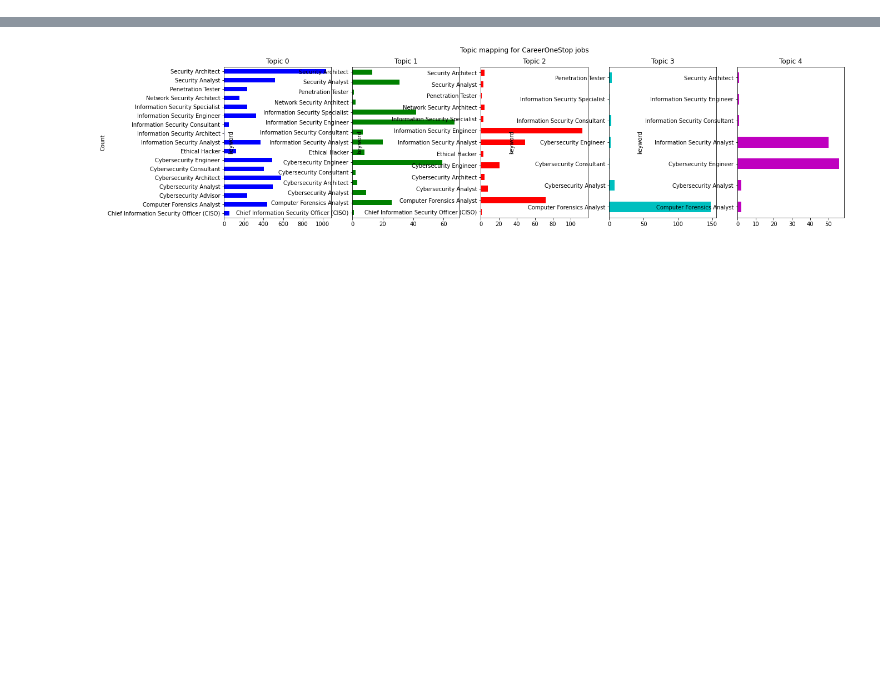
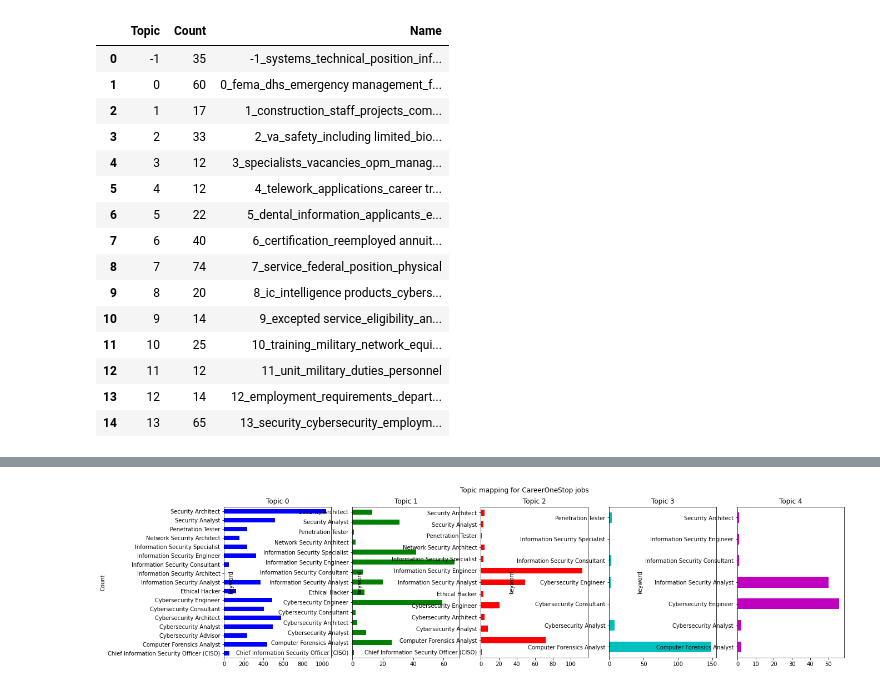
Before and after one commit to hannahabraham-gmu/Scape-Save-DAEN690, a Jupyter notebook: Demand Analysis/optimized bertopic.ipynb, the cells around one changed output, grey strips where cells are left out. Cells and saved outputs as stored; diff of their text form; code cells hidden in the pictures; blank space fills up the shorter version.

```diff
--- a/Demand Analysis/optimized bertopic.ipynb
+++ b/Demand Analysis/optimized bertopic.ipynb
@@ -51,3 +52,16 @@ df['description_text'] = df['description_text'].apply(clean)
 #convert to unicode
 cos_df['description'] = (cos_df['description'].values.astype("U"))
 cos_df['description']= cos_df['description'].apply(clean)
+usa_df['description'] = usa_df['description'].apply(clean)
+# %%
+#Set to lowercase so capitalized titles don't get counted separately
+def lowercase(out):
+    out = out.lower()
+
+    return out
+
+df['job_title'] = df['job_title'].apply(lowercase)
+#convert to unicode
+cos_df['job_title'] = (cos_df['job_title'].values.astype("U"))
+cos_df['job_title'] = cos_df['job_title'].apply(lowercase)
+usa_df['job_title'] = usa_df['job_title'].apply(lowercase)
@@ -81,6 +134,7 @@ ctfidf_model = ClassTfidfTransformer()
 # reduces redundacy and improve diversity of keywords using MMR
 representation_model = MaximalMarginalRelevance(0.4)
 
+#CareerOneStop model
 topic_model = BERTopic(
   embedding_model=embedding_model, # Step 1: Embedding
   umap_model=umap_model, # Step 2: Dimensionality reduction
@@ -89,6 +143,7 @@ topic_model = BERTopic(
   ctfidf_model=ctfidf_model, # Step 5: Weighting scheme
   representation_model=representation_model, nr_topics=20) # Step 6: Fine-tune topic representation
 
+#Indeed model
 topic_model_in = BERTopic(
   embedding_model=embedding_model,
   umap_model=umap_model,
@@ -97,4 +152,14 @@ topic_model_in = BERTopic(
   ctfidf_model=ctfidf_model,
   representation_model=representation_model,
   nr_topics=20)
+
+#USAjobs model
+topic_model_usa = BERTopic(
+  embedding_model=embedding_model,
+  umap_model=umap_model,
+  hdbscan_model=hdbscan_model,
+  vectorizer_model=vectorizer_model,
+  ctfidf_model=ctfidf_model,
+  representation_model=representation_model,
+  nr_topics=20)
 # %%
@@ -125,0 +171,3 @@ topic_model_in.get_topic_info()
+# %%
+#USAjobs model
+topic_usa, prob_usa = topic_model_usa.fit_transform(usa_df['description'].values.astype('U'))
@@ -125,0 +194,19 @@ topic_model_in.get_topic_info()
+# %%
+topic_model_usa.get_topic_info()
+# %% [output]
+|  | Topic | Count | Name |
+| 0 | -1 | 35 | -1_systems_technical_position_inf... |
+| 1 | 0 | 60 | 0_fema_dhs_emergency management_f... |
+| 2 | 1 | 17 | 1_construction_staff_projects_com... |
+| 3 | 2 | 33 | 2_va_safety_including limited_bio... |
+| 4 | 3 | 12 | 3_specialists_vacancies_opm_manag... |
+| 5 | 4 | 12 | 4_telework_applications_career tr... |
+| 6 | 5 | 22 | 5_dental_information_applicants_e... |
+| 7 | 6 | 40 | 6_certification_reemployed annuit... |
+| 8 | 7 | 74 | 7_service_federal_position_physical |
+| 9 | 8 | 20 | 8_ic_intelligence products_cybers... |
+| 10 | 9 | 14 | 9_excepted service_eligibility_an... |
+| 11 | 10 | 25 | 10_training_military_network_equi... |
+| 12 | 11 | 12 | 11_unit_military_duties_personnel |
+| 13 | 12 | 14 | 12_employment_requirements_depart... |
+| 14 | 13 | 65 | 13_security_cybersecurity_employm... |
```
Also changed, not shown: parts of 19 cells of this notebook.
